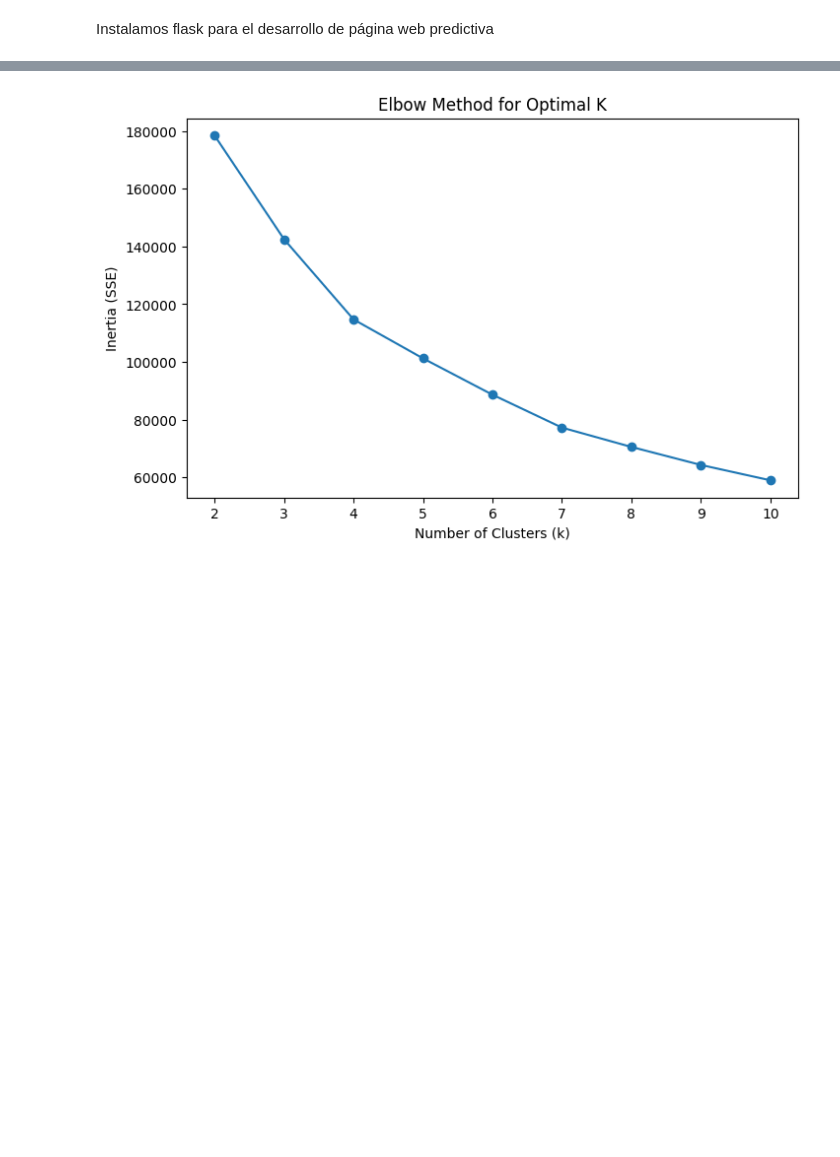
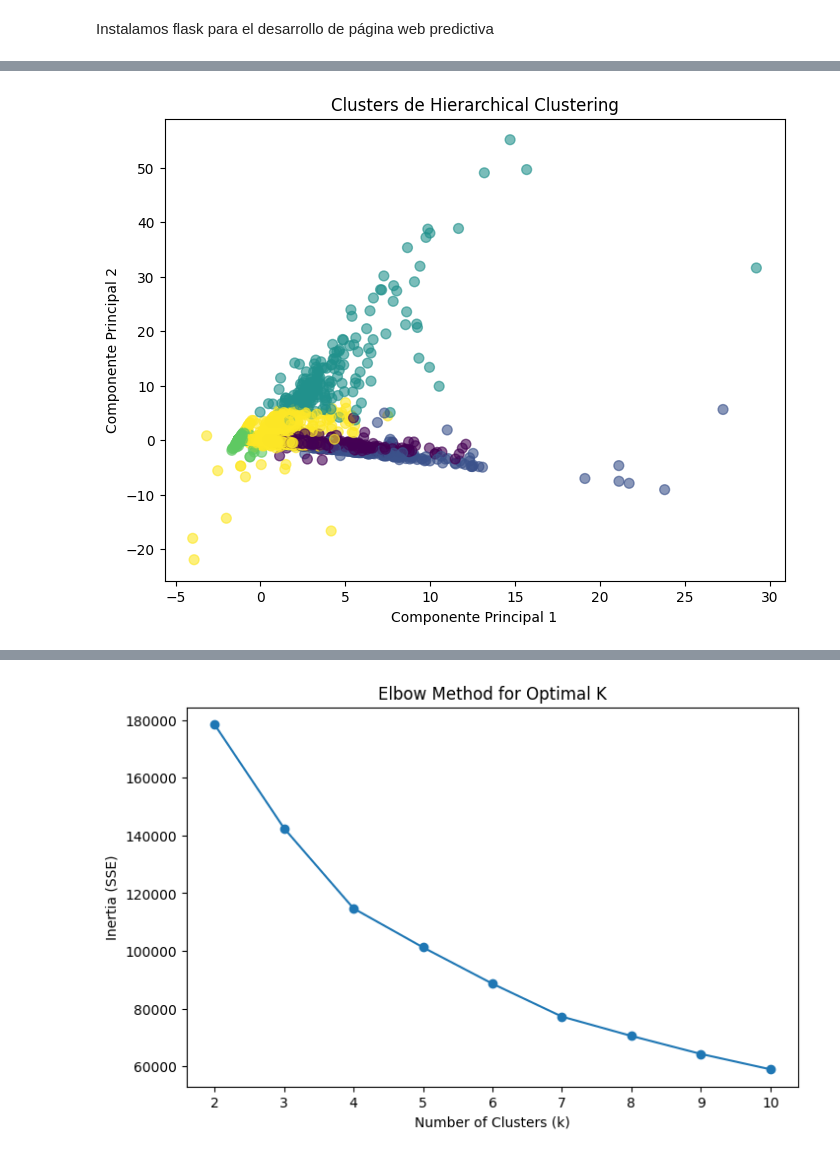
Before and after one commit to TitoD01/monopoly, a Jupyter notebook: monopoly/notebooks/Monopoly.ipynb, the cells around one changed output, grey strips where cells are left out. Cells and saved outputs as stored; diff of their text form; code cells hidden in the pictures; blank space fills up the shorter version.

```diff
--- a/monopoly/notebooks/Monopoly.ipynb
+++ b/monopoly/notebooks/Monopoly.ipynb
@@ -909,0 +945,20 @@ data_scaled = scaler.fit_transform(data)
+# %%
+from sklearn.cluster import AgglomerativeClustering
+from sklearn.metrics import silhouette_score
+
+# Definir el número de clusters (ajusta según el dendrograma)
+n_clusters = 5
+
+# Aplicar Agglomerative Clustering
+hierarchical_clustering = AgglomerativeClustering(n_clusters=n_clusters, linkage='ward')
+hierarchical_labels = hierarchical_clustering.fit_predict(data_scaled)
+
+# Agregar las etiquetas al DataFrame original
+df_credito['Hierarchical_Cluster'] = hierarchical_labels
+
+# Ver distribución de puntos por cluster
+print("\nDistribución de puntos por cluster (Hierarchical Clustering):\n", df_credito['Hierarchical_Cluster'].value_counts())
+
+# Calcular el Silhouette Score
+silhouette_hierarchical = silhouette_score(data_scaled, hierarchical_labels)
+print("\nSilhouette Score (Hierarchical Clustering):", silhouette_hierarchical)
@@ -909,0 +981,16 @@ data_scaled = scaler.fit_transform(data)
+# %%
+from sklearn.decomposition import PCA
+
+# Reducir las dimensiones con PCA
+pca = PCA(n_components=2)
+data_pca = pca.fit_transform(data_scaled)
+
+# Graficar los clusters jerárquicos
+plt.figure(figsize=(8, 6))
+plt.scatter(data_pca[:, 0], data_pca[:, 1], c=hierarchical_labels, cmap='viridis', s=50, alpha=0.6)
+plt.title('Clusters de Hierarchical Clustering')
+plt.xlabel('Componente Principal 1')
+plt.ylabel('Componente Principal 2')
+plt.show()
+# %% [output]
+[figure, added]
```
Also changed, not shown: parts of 42 cells of this notebook.
